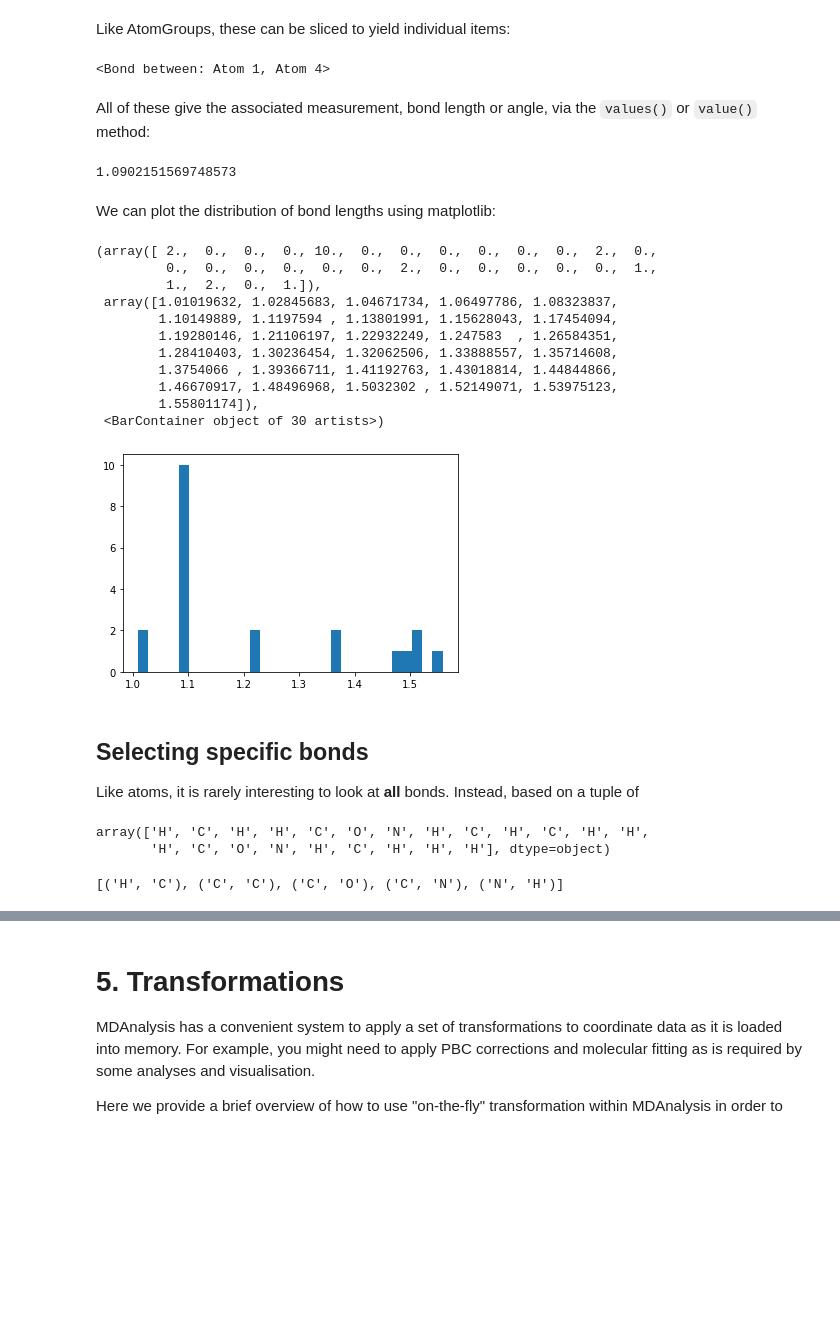
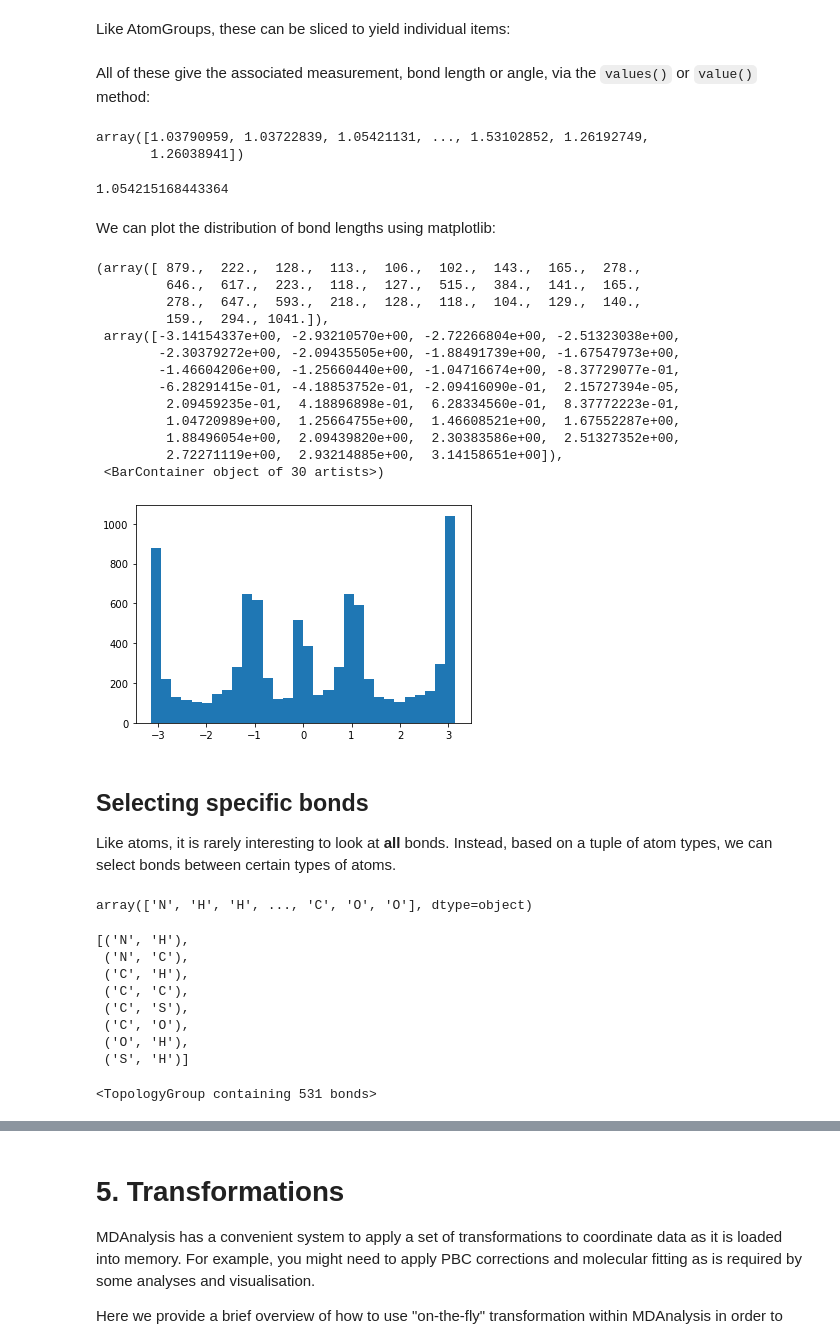
Before and after one commit to MDAnalysis/WorkshopMDMLEdinburgh2022, a Jupyter notebook: MD/MD_01_System_Manipulation.ipynb, the cells around one changed output, grey strips where cells are left out. Drawn from its saved outputs; the diff is of its cells as text; code cells hidden in the pictures; blank space fills up the shorter version.

Commit message:
MDA1 Reworked dihedral section again

```diff
--- a/MD/MD_01_System_Manipulation.ipynb
+++ b/MD/MD_01_System_Manipulation.ipynb
@@ -436,6 +438,6 @@ Bonds are typically read form the topology file,
 however if they are not present it is possible to guess these by passing the `guess_bonds=True` keyword argument to `Universe` creation.
 This algorithm guesses bonds that are present based upon the positions of particles and their assumed radius.
 # %%
-dipep = mda.Universe('../ML/data/alanine-dipeptide-nowater.pdb',
+u = mda.Universe(PDB_small,
                  guess_bonds=True)
 # %%
@@ -447,48 +455,61 @@ dipep.atoms.dihedrals
 # %% [markdown]
 Like AtomGroups, these can be sliced to yield individual items:
 # %%
-dipep.atoms.bonds[3]
+u.atoms.bonds[3]
-# %% [output]
-<Bond between: Atom 1, Atom 4>
 # %% [markdown]
 All of these give the associated measurement, bond length or angle, via the `values()` or `value()` method:
 # %%
-dipep.atoms.bonds.values()
+u.atoms.bonds.values()
+# %% [output]
+array([1.03790959, 1.03722839, 1.05421131, ..., 1.53102852, 1.26192749,
+       1.26038941])
 # %%
-dipep.bonds[2].value()
+u.bonds[2].value()
 # %% [output]
-1.0902151569748573
+1.054215168443364
 # %% [markdown]
 We can plot the distribution of bond lengths using matplotlib:
 # %%
 import matplotlib.pyplot as plt
 %matplotlib inline
 
-plt.hist(dipep.bonds.values(), bins=30)
+plt.hist(u.dihedrals.values(), bins=30)
 # %% [output]
-(array([ 2.,  0.,  0.,  0., 10.,  0.,  0.,  0.,  0.,  0.,  0.,  2.,  0.,
-         0.,  0.,  0.,  0.,  0.,  0.,  2.,  0.,  0.,  0.,  0.,  0.,  1.,
-         1.,  2.,  0.,  1.]),
- array([1.01019632, 1.02845683, 1.04671734, 1.06497786, 1.08323837,
-        1.10149889, 1.1197594 , 1.13801991, 1.15628043, 1.17454094,
-        1.19280146, 1.21106197, 1.22932249, 1.247583  , 1.26584351,
-        1.28410403, 1.30236454, 1.32062506, 1.33888557, 1.35714608,
-        1.3754066 , 1.39366711, 1.41192763, 1.43018814, 1.44844866,
-        1.46670917, 1.48496968, 1.5032302 , 1.52149071, 1.53975123,
-        1.55801174]),
+(array([ 879.,  222.,  128.,  113.,  106.,  102.,  143.,  165.,  278.,
+         646.,  617.,  223.,  118.,  127.,  515.,  384.,  141.,  165.,
+         278.,  647.,  593.,  218.,  128.,  118.,  104.,  129.,  140.,
+         159.,  294., 1041.]),
+ array([-3.14154337e+00, -2.93210570e+00, -2.72266804e+00, -2.51323038e+00,
+        -2.30379272e+00, -2.09435505e+00, -1.88491739e+00, -1.67547973e+00,
+        -1.46604206e+00, -1.25660440e+00, -1.04716674e+00, -8.37729077e-01,
+        -6.28291415e-01, -4.18853752e-01, -2.09416090e-01,  2.15727394e-05,
+         2.09459235e-01,  4.18896898e-01,  6.28334560e-01,  8.37772223e-01,
+         1.04720989e+00,  1.25664755e+00,  1.46608521e+00,  1.67552287e+00,
+         1.88496054e+00,  2.09439820e+00,  2.30383586e+00,  2.51327352e+00,
+         2.72271119e+00,  2.93214885e+00,  3.14158651e+00]),
  <BarContainer object of 30 artists>)
-[figure, old version]
+[figure, new version]
 # %% [markdown]
 ## Selecting specific bonds
 
 Like atoms, it is rarely interesting to look at **all** bonds.
-Instead, based on a tuple of
+Instead, based on a tuple of atom types, we can select bonds between certain types of atoms.
 # %%
-dipep.atoms.types
+u.atoms.types
 # %% [output]
-array(['H', 'C', 'H', 'H', 'C', 'O', 'N', 'H', 'C', 'H', 'C', 'H', 'H',
-       'H', 'C', 'O', 'N', 'H', 'C', 'H', 'H', 'H'], dtype=object)
+array(['N', 'H', 'H', ..., 'C', 'O', 'O'], dtype=object)
 # %%
-dipep.bonds.types()
+u.bonds.types()
 # %% [output]
-[('H', 'C'), ('C', 'C'), ('C', 'O'), ('C', 'N'), ('N', 'H')]
+[('N', 'H'),
+ ('N', 'C'),
+ ('C', 'H'),
+ ('C', 'C'),
+ ('C', 'S'),
+ ('C', 'O'),
+ ('O', 'H'),
+ ('S', 'H')]
+# %%
+u.bonds.select_bonds(('C', 'N'))
+# %% [output]
+<TopologyGroup containing 531 bonds>
```
Also changed, not shown: parts of 14 cells of this notebook.
